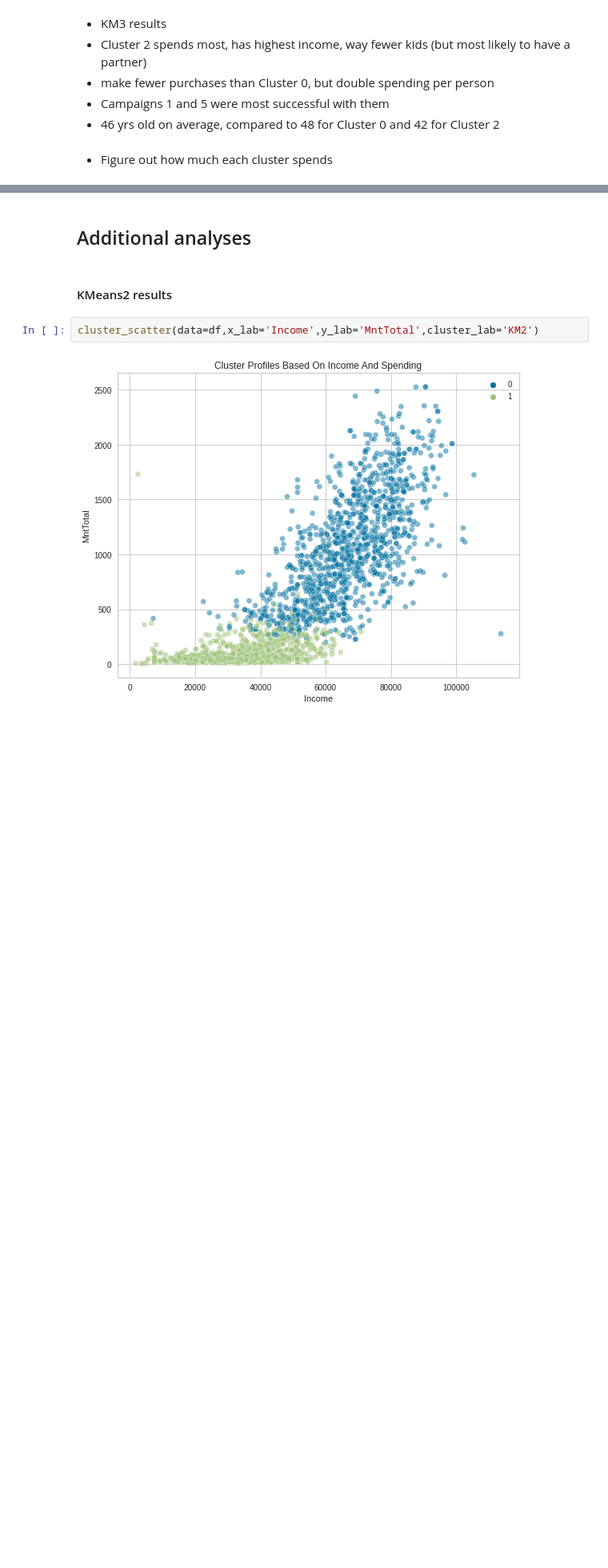
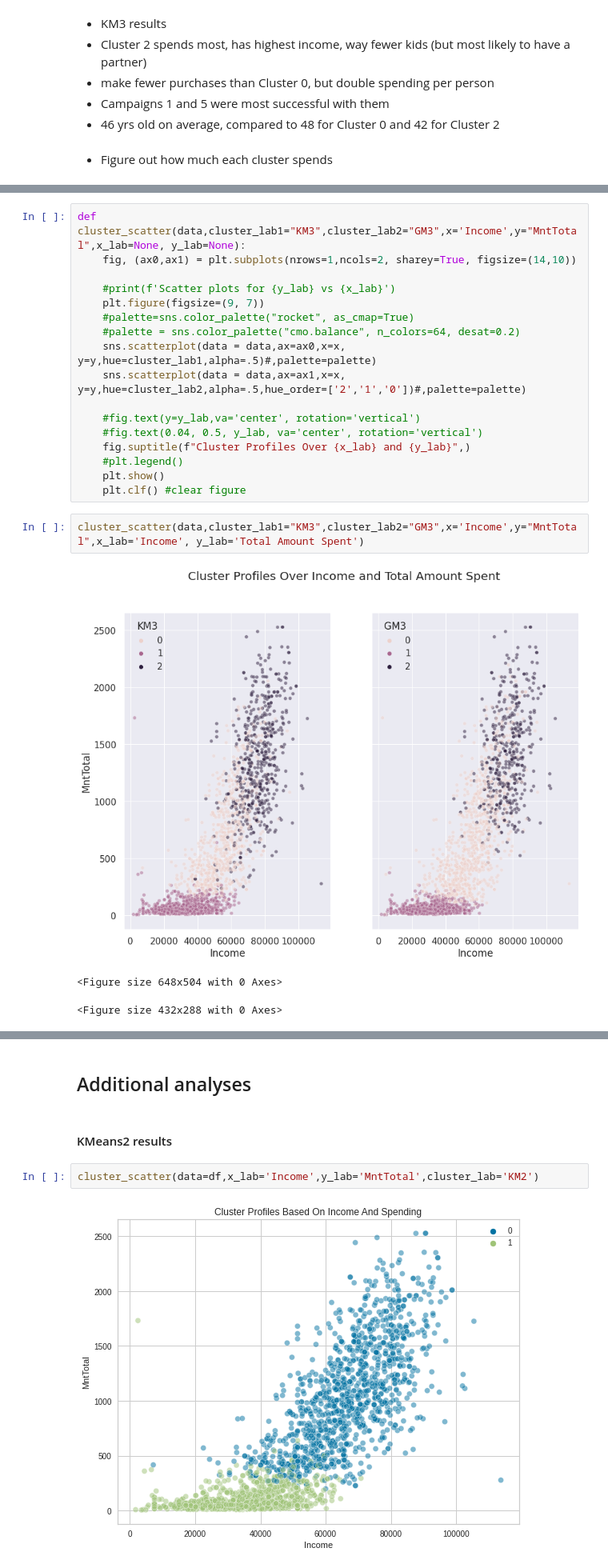
Before and after one commit to dapopov-st/store-customer-segmentation, a Jupyter notebook: 004_AnalysisKM.ipynb, the cells around one changed output, grey strips where cells are left out. Shown at 80% size. Cells and saved outputs as stored; diff of their text form; blank space fills up the shorter version.

```diff
--- a/004_AnalysisKM.ipynb
+++ b/004_AnalysisKM.ipynb
@@ -168,0 +201,23 @@ groupsByCluster.agg(['sum','mean', 'min', 'max', 'std'])
+# %%
+def cluster_scatter(data,cluster_lab1="KM3",cluster_lab2="GM3",x='Income',y="MntTotal",x_lab=None, y_lab=None):
+    fig, (ax0,ax1) = plt.subplots(nrows=1,ncols=2, sharey=True, figsize=(14,10))
+
+    #print(f'Scatter plots for {y_lab} vs {x_lab}')
+    plt.figure(figsize=(9, 7))
+    #palette=sns.color_palette("rocket", as_cmap=True)
+    #palette = sns.color_palette("cmo.balance", n_colors=64, desat=0.2)
+    sns.scatterplot(data = data,ax=ax0,x=x, y=y,hue=cluster_lab1,alpha=.5)#,palette=palette)
+    sns.scatterplot(data = data,ax=ax1,x=x, y=y,hue=cluster_lab2,alpha=.5,hue_order=['2','1','0'])#,palette=palette)
+
+    #fig.text(y=y_lab,va='center', rotation='vertical')
+    #fig.text(0.04, 0.5, y_lab, va='center', rotation='vertical')
+    fig.suptitle(f"Cluster Profiles Over {x_lab} and {y_lab}",)
+    #plt.legend()
+    plt.show()
+    plt.clf() #clear figure
+# %%
+cluster_scatter(data,cluster_lab1="KM3",cluster_lab2="GM3",x='Income',y="MntTotal",x_lab='Income', y_lab='Total Amount Spent')
+# %% [output]
+[figure, added]
+<Figure size 648x504 with 0 Axes>
+<Figure size 432x288 with 0 Axes>
```
Also changed, not shown: parts of 24 cells of this notebook, 2 other files.
